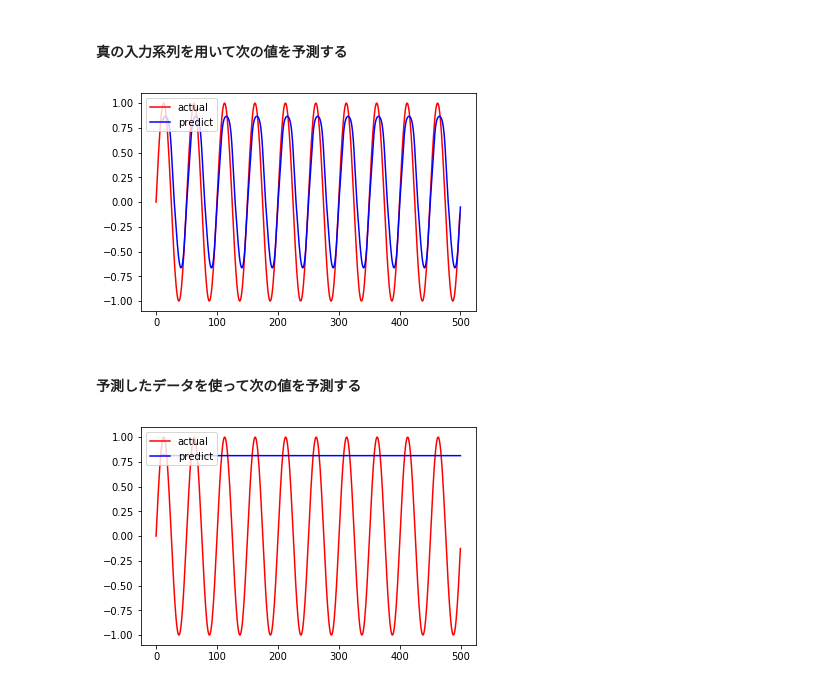
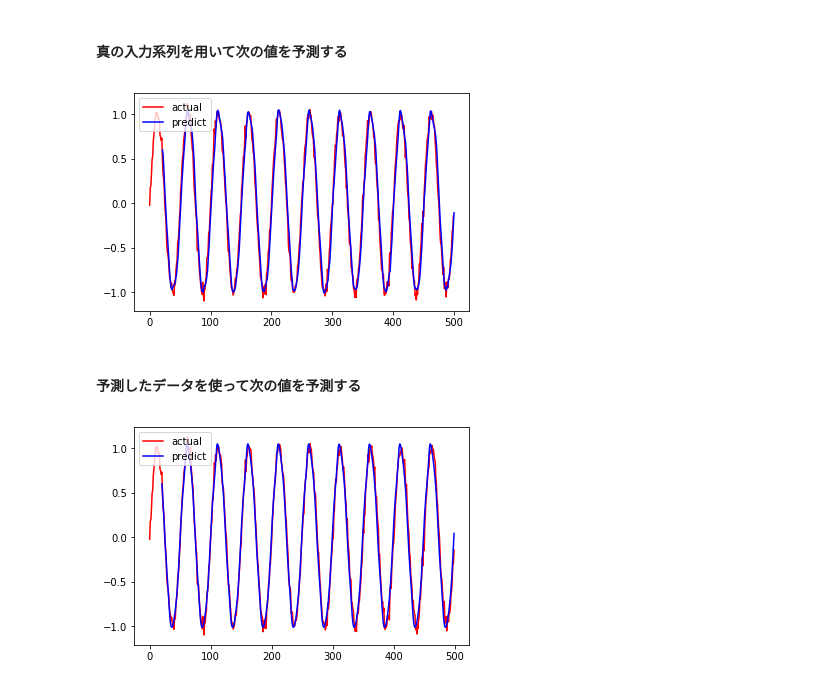
Before and after one commit to habroptilus/pytorch-practice, a Jupyter notebook: sin_lstm.ipynb, the cells around one changed output. Drawn from its saved outputs; the diff is of its cells as text; code cells hidden in the pictures.

```diff
--- a/sin_lstm.ipynb
+++ b/sin_lstm.ipynb
@@ -12,15 +12,15 @@ from torchvision import datasets, transforms
 from torch.autograd import Variable
 from numpy.random import *
 # %%
-EPOCH_NUM = 300
+EPOCH_NUM = 700
 HIDDEN_SIZE = 5
 BATCH_SIZE = 100 # 分割した時系列をいくつミニバッチに取り込むか
-INPUT_LENGTH = 10 # ミニバッチで分割する時系列数
+INPUT_LENGTH = 20 # ミニバッチで分割する時系列数
 
 # 教師データ
 train_data = np.array([np.sin(i*2*np.pi/50) for i in range(50)]*10)
 rand_vector=randn(500)*0.05
-# train_data=train_data+rand_vector
+train_data=train_data+rand_vector
 # 教師データを変換
 train_x, train_t = [], []
 for i in range(0, len(train_data)-INPUT_LENGTH):
@@ -97,6 +97,7 @@ for epoch in range(EPOCH_NUM):
     x = Variable(torch.from_numpy(x))
     t = Variable(torch.from_numpy(t))
     model.reset_state(x) # メモリの初期化
+    optimizer.zero_grad()
     y = model(x)#xのshapeは(batch_size, seq_len, input_dim)となっていなければいけない
     loss = criterion(y, t)
     loss.backward()
@@ -115,24 +120,22 @@ epoch:300        total loss: 0.07800944149494171
 # %%
 predict = np.empty(0) # 予測時系列
 
-model.batch_size=1
-
-
 for i in range(len(train_data) - INPUT_LENGTH):
-    model.reset_state(x) # メモリを初期化
+    # メモリを初期化
     x = np.array([train_data[i:i+INPUT_LENGTH]], dtype="float32")
     x=x.reshape(1,INPUT_LENGTH,1)
     x = Variable(torch.from_numpy(x))
+    model.reset_state(x)
     y = model(x)
     y = y.data.numpy().reshape(1)[0]
     predict = np.append(predict, y)
 
 plt.plot(range(len(train_data)), train_data, color="red", label="actual")
 plt.plot(range(INPUT_LENGTH+1, len(train_data)+1), predict, color="blue", label="predict")
 plt.legend(loc="upper left")
 plt.show()
 # %% [output]
-[figure, old version]
+[figure, new version]
 # %% [markdown]
 #### 予測したデータを使って次の値を予測する
 # %%
@@ -154,4 +157,4 @@ plt.plot(range(INPUT_LENGTH, len(train_data)), predict, color="blue", label="pre
 plt.legend(loc="upper left")
 plt.show()
 # %% [output]
-[figure, old version]
+[figure, new version]
```
Also changed, not shown: parts of 2 cells of this notebook.
